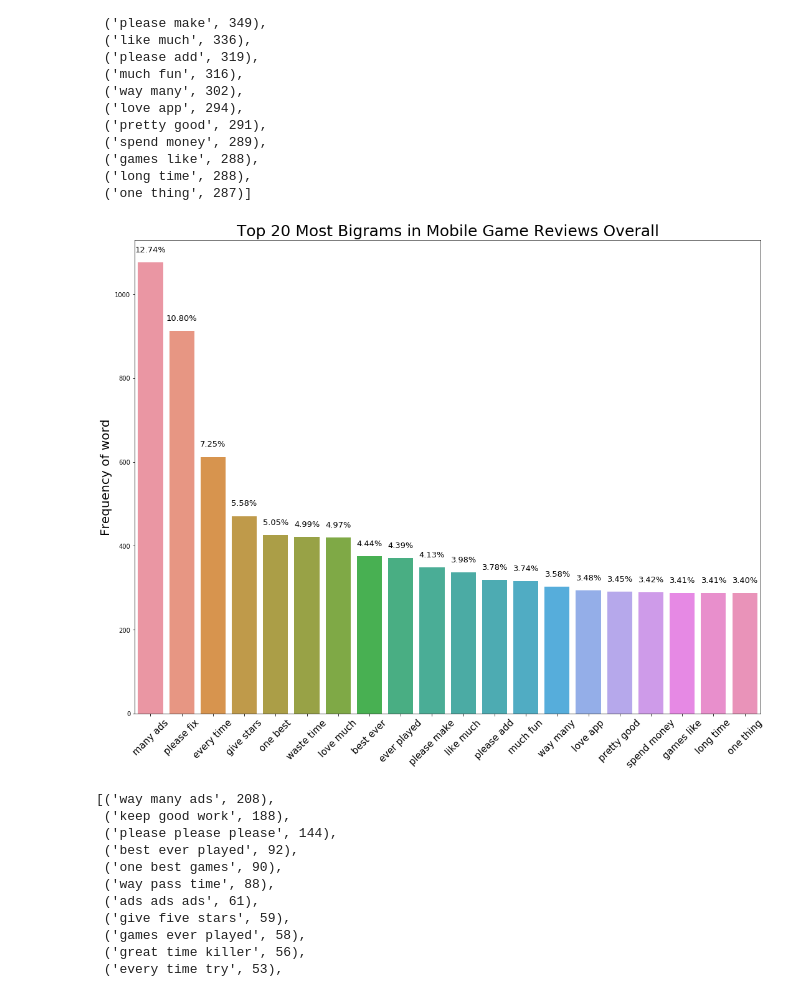
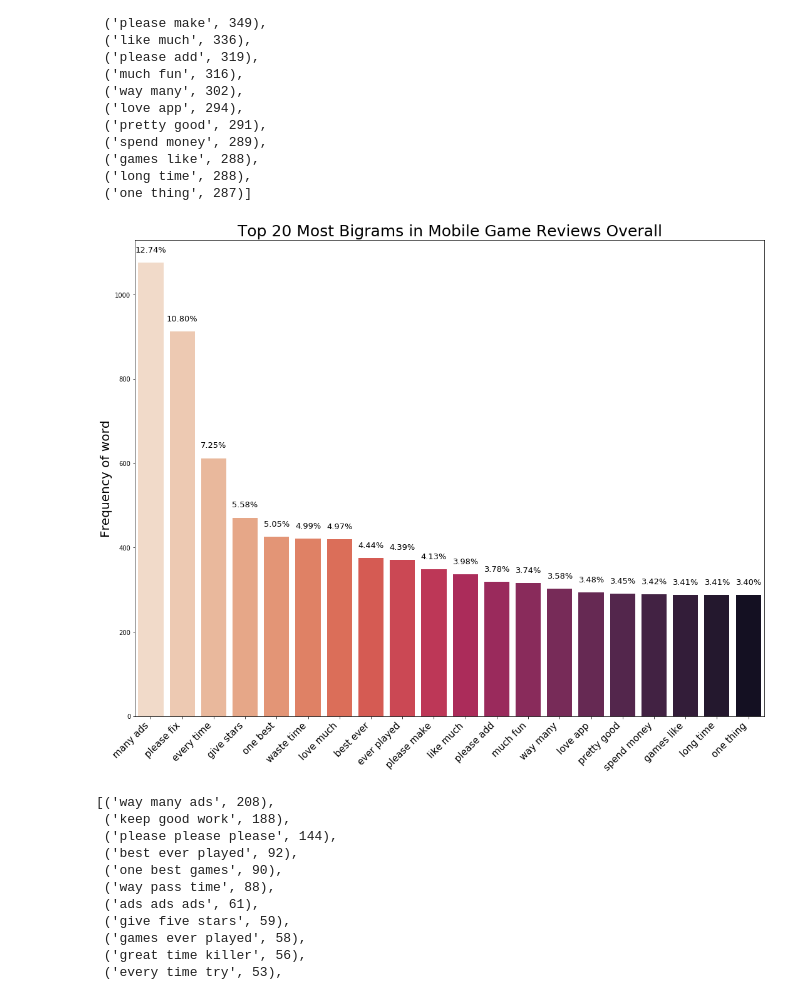
Before and after one commit to Moses-Lin/mobile_game_reviews, a Jupyter notebook: EDA.ipynb, the cells around one changed output. Saved outputs shown, nothing was run; the diff lists cells and outputs as text; code cells hidden in the pictures.

```diff
--- a/EDA.ipynb
+++ b/EDA.ipynb
@@ -767,7 +767,7 @@ yaxis201 = [val[1] for val in mostcommonwords201]
 xaxis201 = [val[0] for val in mostcommonwords201]
 
 plt.figure(figsize=(18, 14))
-ax = sns.barplot(xaxis201, yaxis201)
+ax = sns.barplot(xaxis201, yaxis201, palette ="vlag_r")
 plt.title('Top 20 Most Common Words in Mobile Game Reviews for 1 Rating', fontsize = 25)
 plt.ylabel('Frequency of word', fontsize = 20)
 plt.xticks(rotation=45, fontsize = 15)
@@ -863,7 +863,7 @@ yaxis203 = [val[1] for val in mostcommonwords203]
 xaxis203 = [val[0] for val in mostcommonwords203]
 
 plt.figure(figsize=(18, 14))
-ax = sns.barplot(xaxis203, yaxis203)
+ax = sns.barplot(xaxis203, yaxis203, palette ="coolwarm_r")
 plt.title('Top 20 Most Common Words in Mobile Game Reviews for 3 Rating', fontsize = 25)
 plt.ylabel('Frequency of word', fontsize = 20)
 plt.xticks(rotation=45, fontsize = 15)
@@ -959,7 +959,7 @@ yaxis205 = [val[1] for val in mostcommonwords205]
 xaxis205 = [val[0] for val in mostcommonwords205]
 
 plt.figure(figsize=(18, 14))
-ax = sns.barplot(xaxis205, yaxis205)
+ax = sns.barplot(xaxis205, yaxis205, palette ="Spectral")
 plt.title('Top 20 Most Common Words in Mobile Game Reviews for 5 Rating', fontsize = 25)
 plt.ylabel('Frequency of word', fontsize = 20)
 plt.xticks(rotation=45, fontsize = 15)
@@ -1104,23 +1104,23 @@ bigram[:20]
 # %%
 mostcommonwords20bigram = bigram[:20]
 
 yaxis20bigram = [val[1] for val in mostcommonwords20bigram]
 
 xaxis20biram = [val[0] for val in mostcommonwords20bigram]
 
 plt.figure(figsize=(18, 14))
-ax = sns.barplot(xaxis20biram, yaxis20bigram)
+ax = sns.barplot(xaxis20biram, yaxis20bigram, palette ="rocket_r")
 plt.title('Top 20 Most Bigrams in Mobile Game Reviews Overall', fontsize = 25)
 plt.ylabel('Frequency of word', fontsize = 20)
-plt.xticks(rotation=45, fontsize = 15)
+plt.xticks(rotation=45, fontsize = 15, ha='right')
 
 
 for p in ax.patches:
              ax.annotate("%.2f" % (p.get_height()*100/sum(yaxis20bigram))+'%', (p.get_x() + p.get_width() / 2., p.get_height()),
                  ha='center', va='center', fontsize=13, color='black', xytext=(0, 20),
                  textcoords='offset points')
 # %% [output]
-[figure, old version]
+[figure, new version]
 # %%
 trigram = n_gram(dftotalreview.sample(50000), n=3)
 trigram[:20]
```
Also changed, not shown: parts of 10 cells of this notebook.
